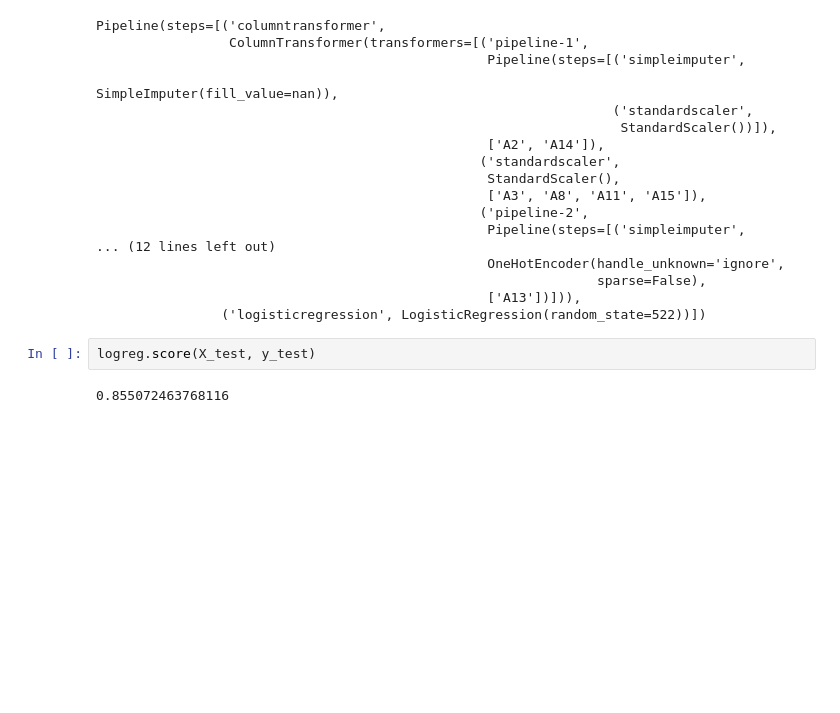
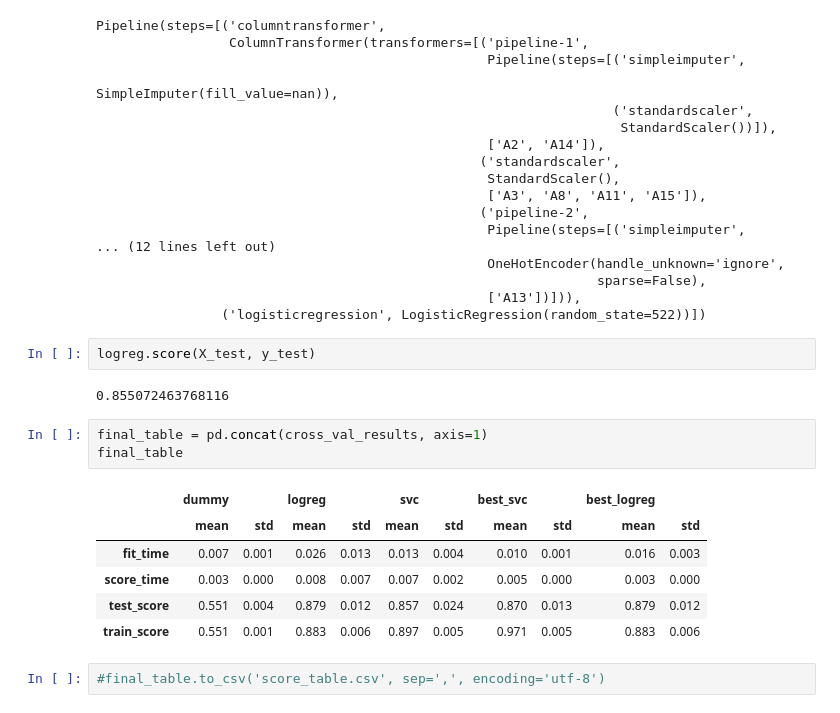
Before and after one commit to UBC-MDS/522_01, a Jupyter notebook: src/fit_credit_card_model.ipynb, the cells around one changed output. Drawn from its saved outputs; the diff is of its cells as text; blank space fills up the shorter version.

Commit message:
add tables, add optimization in py script

```diff
--- a/src/fit_credit_card_model.ipynb
+++ b/src/fit_credit_card_model.ipynb
@@ -345,3 +345,15 @@ Pipeline(steps=[('columntransformer',
 logreg.score(X_test, y_test)
 # %% [output]
 0.855072463768116
+# %%
+final_table = pd.concat(cross_val_results, axis=1)
+final_table
+# %% [output]
+|  | dummy |  | logreg |  | svc |  | best_svc |  | best_logreg |  |
+|  | mean | std | mean | std | mean | std | mean | std | mean | std |
+| fit_time | 0.007 | 0.001 | 0.026 | 0.013 | 0.013 | 0.004 | 0.010 | 0.001 | 0.016 | 0.003 |
+| score_time | 0.003 | 0.000 | 0.008 | 0.007 | 0.007 | 0.002 | 0.005 | 0.000 | 0.003 | 0.000 |
+| test_score | 0.551 | 0.004 | 0.879 | 0.012 | 0.857 | 0.024 | 0.870 | 0.013 | 0.879 | 0.012 |
+| train_score | 0.551 | 0.001 | 0.883 | 0.006 | 0.897 | 0.005 | 0.971 | 0.005 | 0.883 | 0.006 |
+# %%
+#final_table.to_csv('score_table.csv', sep=',', encoding='utf-8')
```
Also changed, not shown: parts of 9 cells of this notebook, 2 other files.
